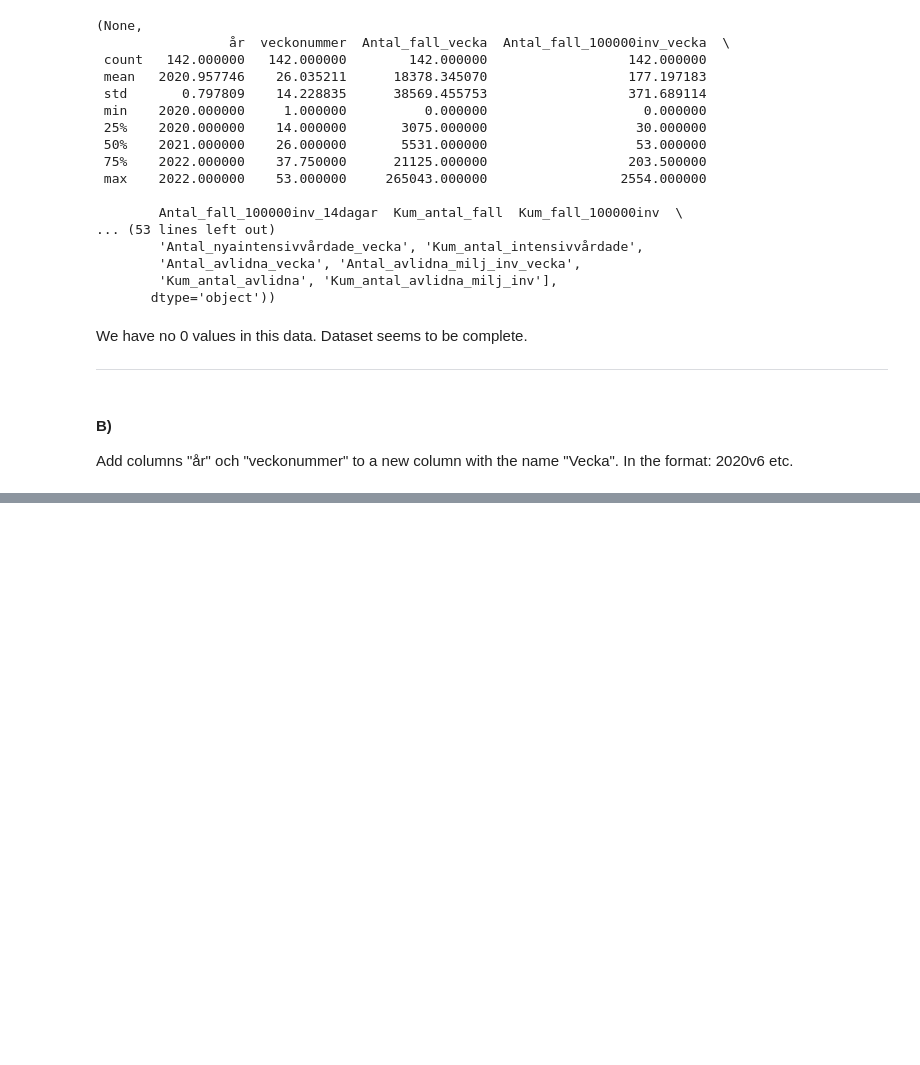
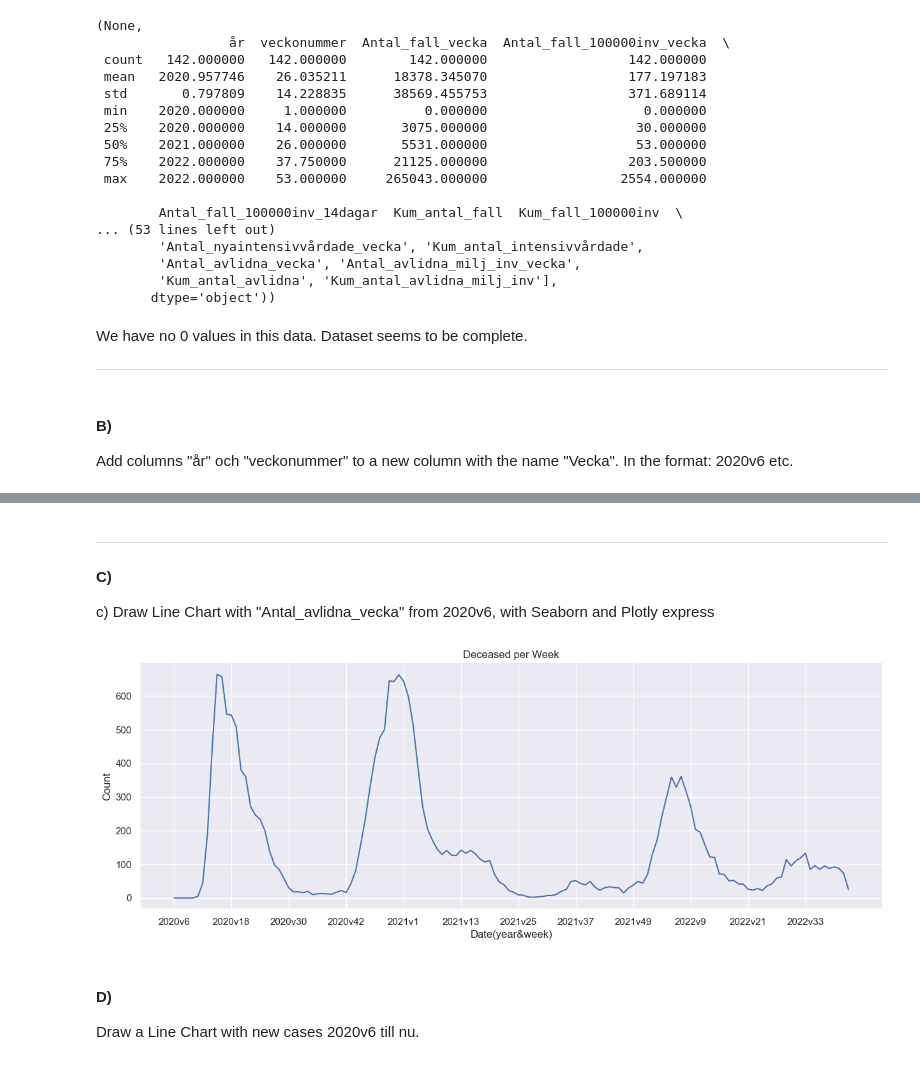
Before and after one commit to smlatic/Databehandling-Edin-Smlatic, a Jupyter notebook: Lab/Lab1-Covid/lab-Covid.ipynb, the cells around one changed output, grey strips where cells are left out. Drawn from its saved outputs; the diff is of its cells as text; code cells hidden in the pictures; blank space fills up the shorter version.

```diff
--- a/Lab/Lab1-Covid/lab-Covid.ipynb
+++ b/Lab/Lab1-Covid/lab-Covid.ipynb
@@ -62,3 +62,6 @@ We have no 0 values in this data. Dataset seems to be complete.
 #### B)
 Add columns "år" och "veckonummer" to a new column with the name "Vecka".
 In the format: 2020v6 etc.
+# %%
+veckodata["Vecka"] = veckodata["år"].astype("str") + "v" + veckodata["veckonummer"].astype("str")
+veckodata.head()
@@ -64,0 +75,24 @@ In the format: 2020v6 etc.
+# %% [markdown]
+------------------------------
+#### C)
+c) Draw Line Chart with "Antal_avlidna_vecka" from 2020v6, with Seaborn and Plotly express
+# %%
+import seaborn as sns
+import matplotlib.pyplot as plt
+
+
+fig, ax = plt.subplots(figsize=(15, 5))
+
+sns.set_style("darkgrid")
+sns.despine()
+
+ax = sns.lineplot(data=veckodata, x='Vecka', y='Antal_avlidna_vecka')
+ax.set_xticks(veckodata["Vecka"][::12])
+ax.set_title("Deceased per Week")
+ax.set_xlabel("Date(year&week)")
+ax.set_ylabel("Count");
+# %% [output]
+[figure, added]
+# %% [markdown]
+#### D)
+Draw a Line Chart with new cases  2020v6 till nu.
```
Also changed, not shown: parts of 2 cells of this notebook.
